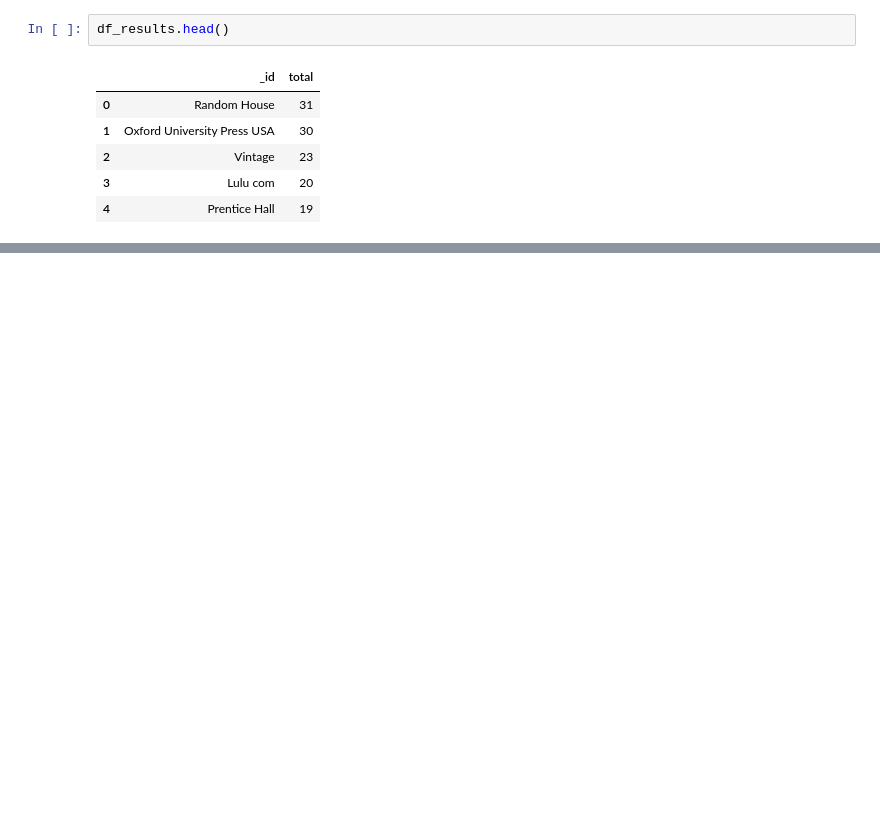
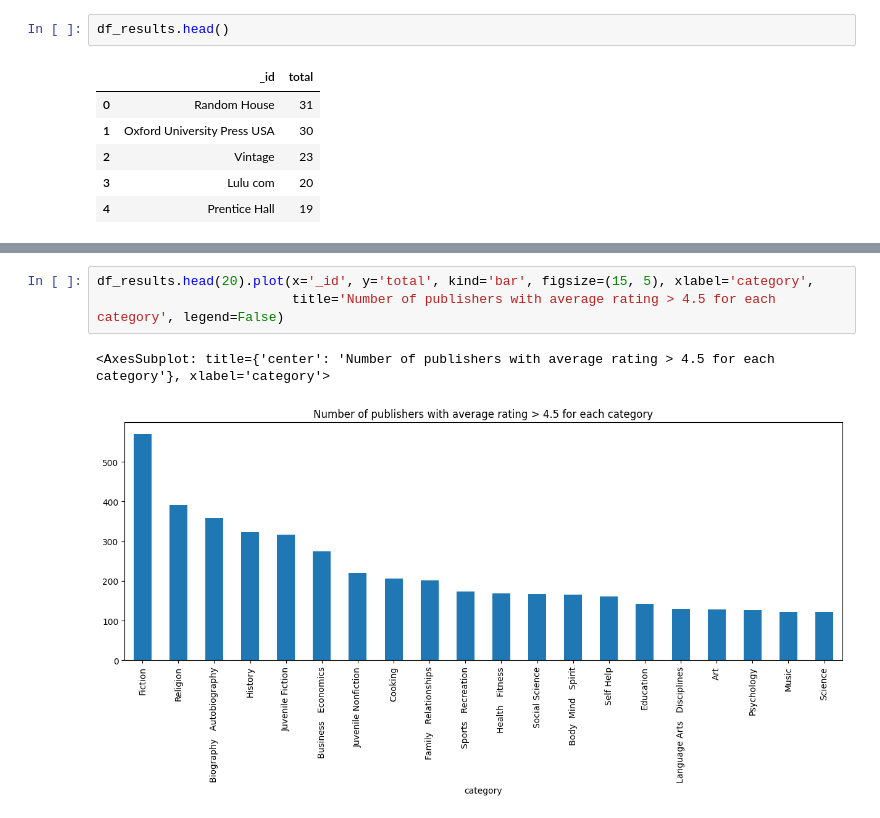
Before and after one commit to AndreaAlberti07/Amazon-books-reviews-ML, a Jupyter notebook: notebooks/hypotesis_testing/hypothesis_6.ipynb, the cells around one changed output, grey strips where cells are left out. Saved outputs shown, nothing was run; the diff lists cells and outputs as text; blank space fills up the shorter version.

```diff
--- a/notebooks/hypotesis_testing/hypothesis_7.ipynb
+++ b/notebooks/hypotesis_testing/hypothesis_6.ipynb
@@ -436,0 +404,6 @@ The p-value for Wilcoxon test between num_titles and avg_score is 6.788765638653
+# %%
+df_results.head(20).plot(x='_id', y='total', kind='bar', figsize=(15, 5), xlabel='category',
+                         title='Number of publishers with average rating > 4.5 for each category', legend=False)
+# %% [output]
+<AxesSubplot: title={'center': 'Number of publishers with average rating > 4.5 for each category'}, xlabel='category'>
+[figure, added]
```
Also changed, not shown: parts of 35 cells of this notebook, 2 other files.
